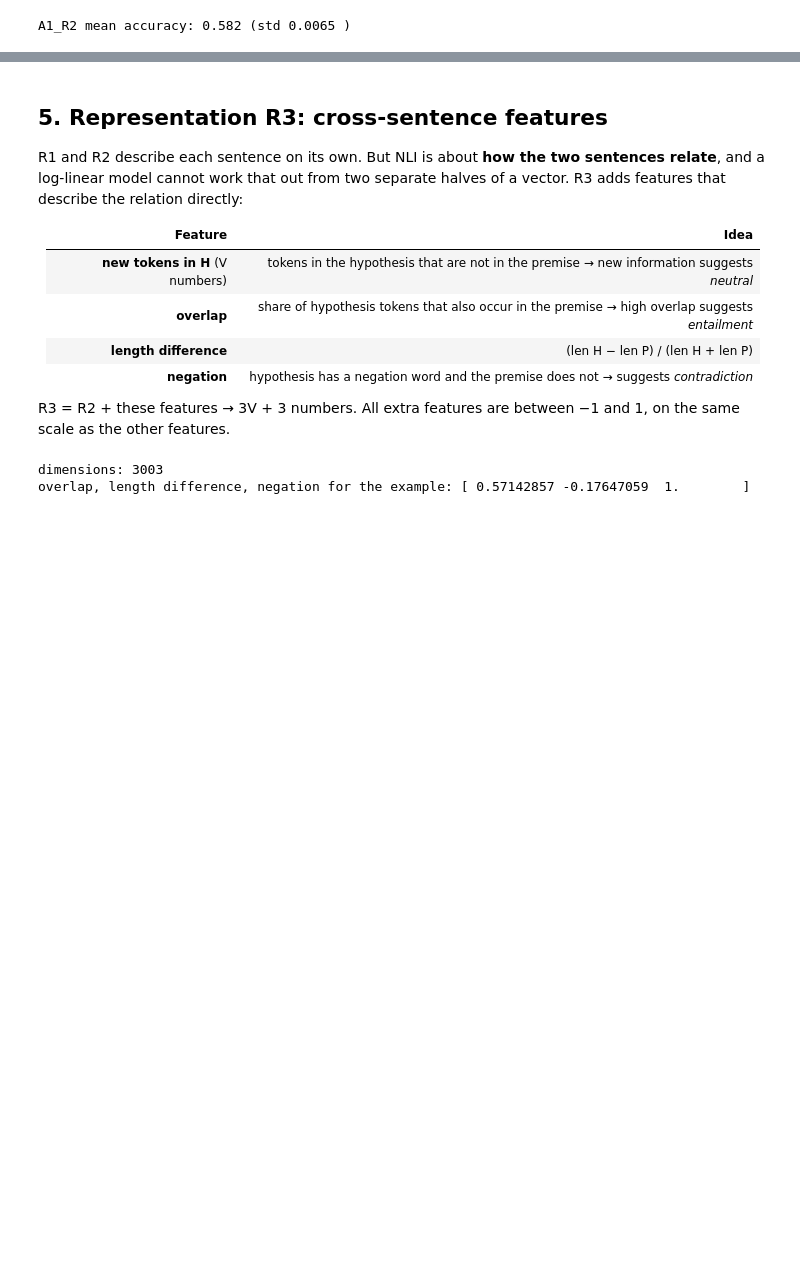
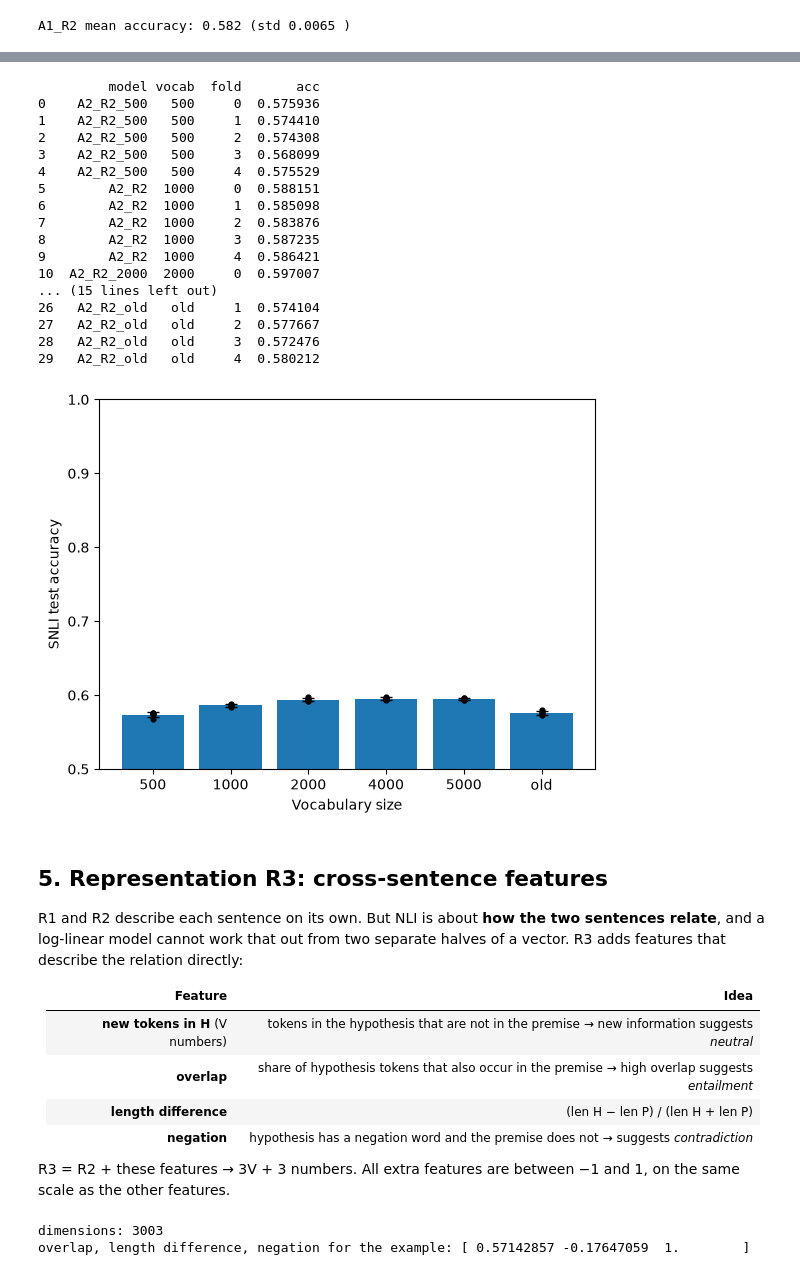
Before and after one commit to vidalisa/natural-language-inference, a Jupyter notebook: project1.ipynb, the cells around one changed output, grey strips where cells are left out. Cells and saved outputs as stored; diff of their text form; code cells hidden in the pictures; blank space fills up the shorter version.

Commit message:
Added experiments for different vocabulary sizes and vocabularies from different corpa

```diff
--- a/project1.ipynb
+++ b/project1.ipynb
@@ -540,14 +919,60 @@ A2_R2 mean accuracy: 0.5864 (std 0.0068 )
+# %%
+from sklearn.metrics import accuracy_score
+
+X_test = [x for x, y in test_pairs]
+y_test = [int(y) for x, y in test_pairs]
+
+encs = {"A2_R2_500": R2_500, "A2_R2": R2, "A2_R2_2000": R2_2000,
+        "A2_R2_4000": R2_4000, "A2_R2_5000": R2_5000, "A2_R2_old": R2_old}
+labels = {"A2_R2_500": "500", "A2_R2": "1000", "A2_R2_2000": "2000",
+          "A2_R2_4000": "4000", "A2_R2_5000": "5000", "A2_R2_old": "old"}  # adjust if needed
+
+rows = []
+for name, enc in encs.items():
+    for fold in range(5):
+        model = part1.smlp.load(f"results/{name}/seed-0/fold-{fold}/model")
+        preds = part1.smlp.predict_probs(X_test, model, enc, batch_size=256).argmax(1)
+        rows.append((name, labels[name], fold, accuracy_score(y_test, preds)))
+
+df = pd.DataFrame(rows, columns=["model", "vocab", "fold", "acc"]); print(df)
+
+m = df.groupby("vocab", sort=False).acc   # sort=False keeps your original order
+plt.bar(m.mean().index, m.mean().values, yerr=m.std().values, capsize=4)
+plt.scatter(df.vocab, df.acc, color="k", s=12)
+plt.ylim(0.5, 1)
+plt.xlabel("Vocabulary size"); plt.ylabel("SNLI test accuracy")
+plt.savefig("results/graphs/different_vocabs.png", dpi=150, bbox_inches="tight")
+plt.show()
+# %% [output]
+         model vocab  fold       acc
+0    A2_R2_500   500     0  0.575936
+1    A2_R2_500   500     1  0.574410
+2    A2_R2_500   500     2  0.574308
+3    A2_R2_500   500     3  0.568099
+4    A2_R2_500   500     4  0.575529
+5        A2_R2  1000     0  0.588151
+6        A2_R2  1000     1  0.585098
+7        A2_R2  1000     2  0.583876
+8        A2_R2  1000     3  0.587235
+9        A2_R2  1000     4  0.586421
+10  A2_R2_2000  2000     0  0.597007
+... (15 lines left out)
+26   A2_R2_old   old     1  0.574104
+27   A2_R2_old   old     2  0.577667
+28   A2_R2_old   old     3  0.572476
+29   A2_R2_old   old     4  0.580212
+[figure, added]
 # %% [markdown]
 ## 5. Representation R3: cross-sentence features
 
 R1 and R2 describe each sentence on its own. But NLI is about **how the two sentences relate**, and a log-linear model cannot work that out from two separate halves of a vector. R3 adds features that describe the relation directly:
 
-| Feature | Idea |
-|---|---|
-| **new tokens in H** (V numbers) | tokens in the hypothesis that are not in the premise → new information suggests *neutral* |
-| **overlap** | share of hypothesis tokens that also occur in the premise → high overlap suggests *entailment* |
-| **length difference** | (len H − len P) / (len H + len P) |
-| **negation** | hypothesis has a negation word and the premise does not → suggests *contradiction* |
+| Feature                         | Idea                                                                                           |
+| ------------------------------- | ---------------------------------------------------------------------------------------------- |
+| **new tokens in H** (V numbers) | tokens in the hypothesis that are not in the premise → new information suggests _neutral_      |
+| **overlap**                     | share of hypothesis tokens that also occur in the premise → high overlap suggests _entailment_ |
+| **length difference**           | (len H − len P) / (len H + len P)                                                              |
+| **negation**                    | hypothesis has a negation word and the premise does not → suggests _contradiction_             |
 
 R3 = R2 + these features → 3V + 3 numbers. All extra features are between −1 and 1, on the same scale as the other features.
 # %%
```
Also changed, not shown: parts of 20 cells of this notebook, 1 other file.
